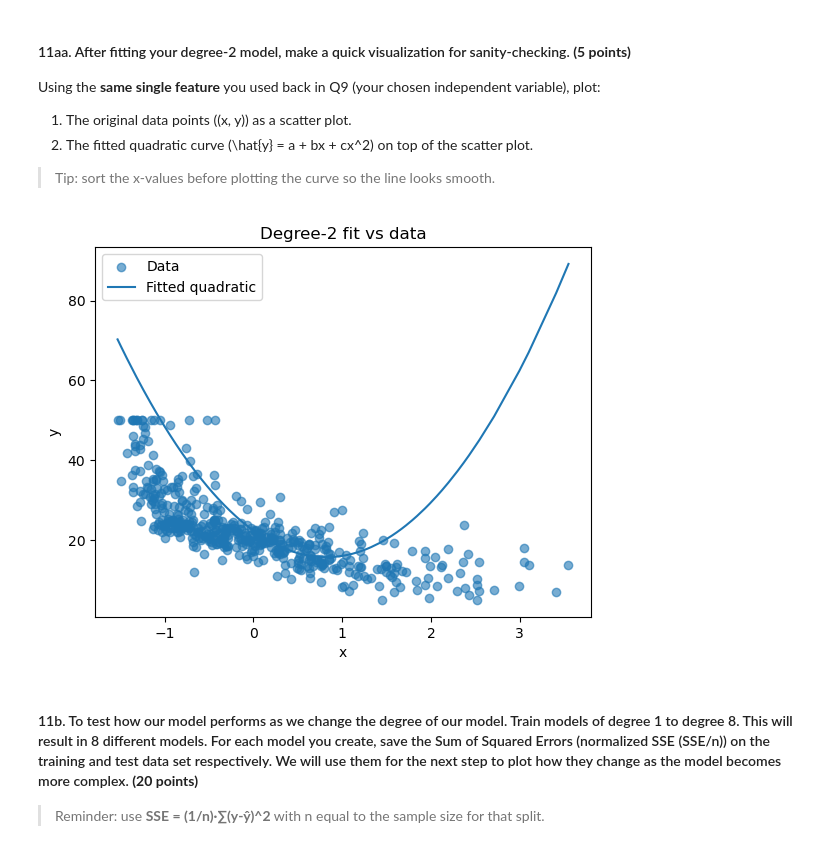
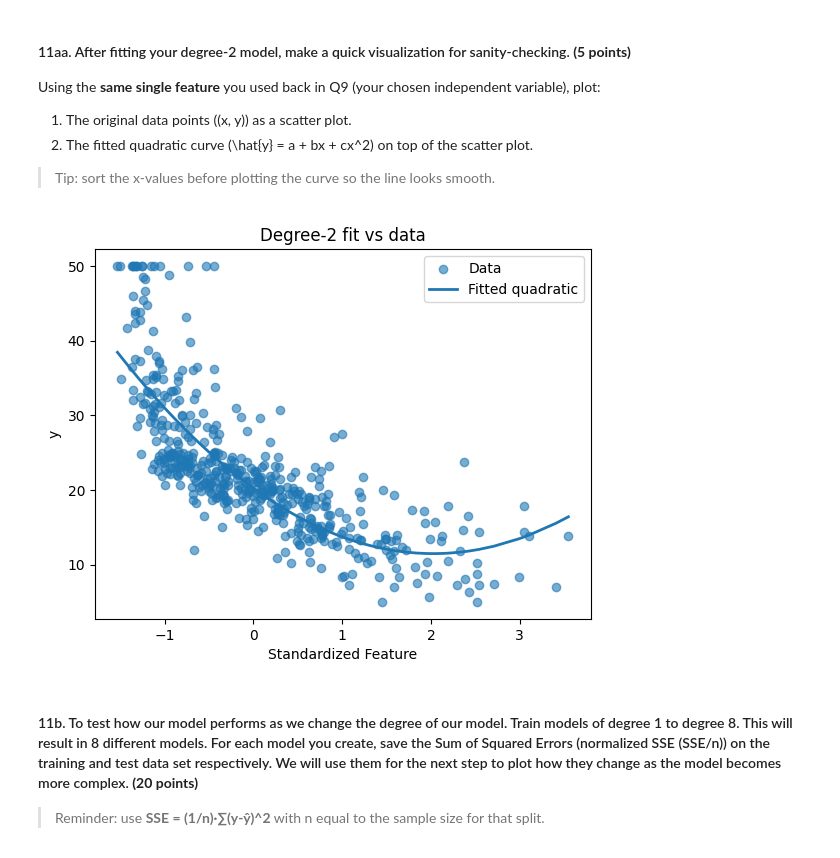
Before and after one commit to fortunecookie040/Math3025_Projects, a Jupyter notebook: 02_Student_Template_v2.ipynb, the cells around one changed output. Saved outputs shown, nothing was run; the diff lists cells and outputs as text; code cells hidden in the pictures.

```diff
--- a/02_Student_Template_v2.ipynb
+++ b/02_Student_Template_v2.ipynb
@@ -531,35 +531,40 @@ Using the **same single feature** you used back in Q9 (your chosen independent v
 # %%
 # 11aa: Plot datapoints and fitted quadratic yhat = a + b x + c x^2 (for your chosen feature from Q9)
 # TODO: Fill in `x_feature`, `y_true`, and the coefficients a, b, c from your degree-2 fit.
 
 import numpy as np
 import matplotlib.pyplot as plt
 
-x = df.iloc[:, 11:12]
+# Feature
+x = df.iloc[:, 11:12].to_numpy()
 
-x = x.to_numpy()
-
+# Build quadratic matrix
 X2daa = prepare_matrix_2deg(x)
 
+# Standardize features (same as training)
 X2daa[:,1:] = standardize(X2daa[:,1:])
 
-x_feature = X2daa[:,1]   # shape (n,) # This code is different than before but plots the same feature.
-y_true = Y # shape (n,)
-a, b, c = betas_2d_train[0], betas_2d_train[1], betas_2d_train[2]# scalars (from your fitted quadratic on this feature)
-# Make a smooth curve
-x_sorted = np.sort(x_feature)
-y_curve = a + b * x_sorted + c * (x_sorted ** 2)
+# True values
+y_true = Y.flatten()
+
+# Predictions using matrix multiplication
+y_pred = X2daa @ betas_2d_train
+
+# Sort for smooth curve
+sort_idx = np.argsort(X2daa[:,1])
+x_sorted = X2daa[:,1][sort_idx]
+y_sorted = y_pred[sort_idx]
 
 plt.figure()
-plt.scatter(x_feature, y_true, alpha=0.6, label="Data")
-plt.plot(x_sorted, y_curve, label="Fitted quadratic")
-plt.xlabel("x")
+plt.scatter(X2daa[:,1], y_true, alpha=0.6, label="Data")
+plt.plot(x_sorted, y_sorted, linewidth=2, label="Fitted quadratic")
+plt.xlabel("Standardized Feature")
 plt.ylabel("y")
 plt.title("Degree-2 fit vs data")
 plt.legend()
 plt.show()
 # %% [output]
-[figure, old version]
+[figure, new version]
 # %% [markdown]
 #### 11b. To test how our model performs as we change the degree of our model. Train models of degree 1 to degree 8. This will result in 8 different models.  For each model you create, save the Sum of Squared Errors (normalized SSE (SSE/n)) on the training and test data set respectively. We will use them for the next step to plot how they change as the model becomes more complex. **(20 points)**
 
```
